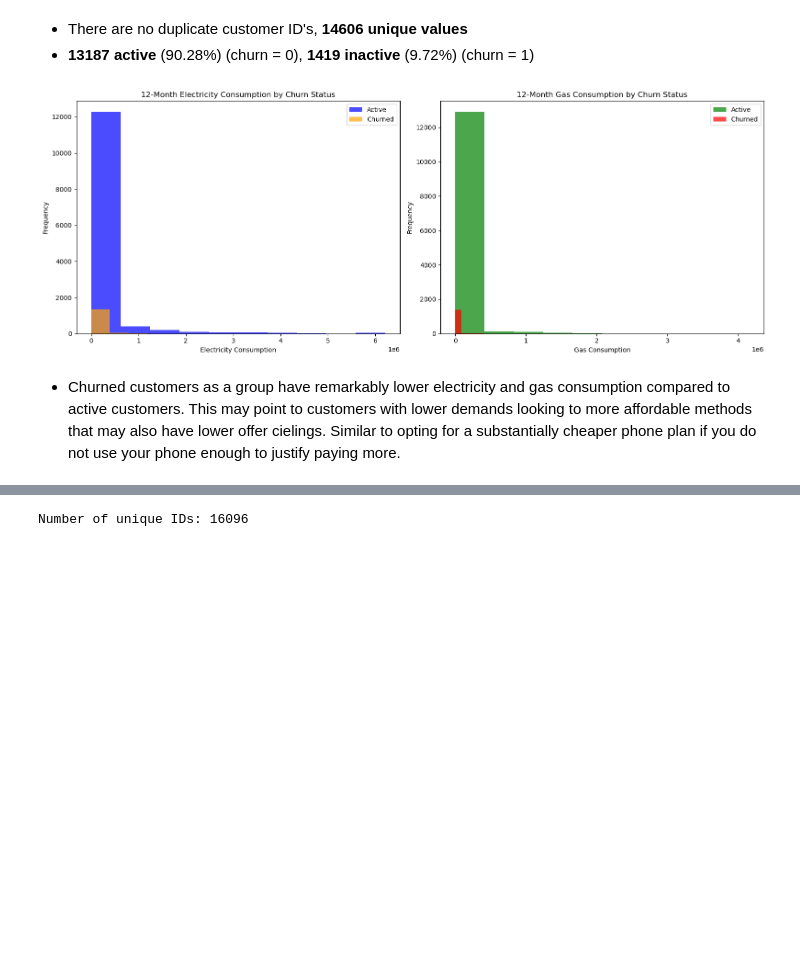
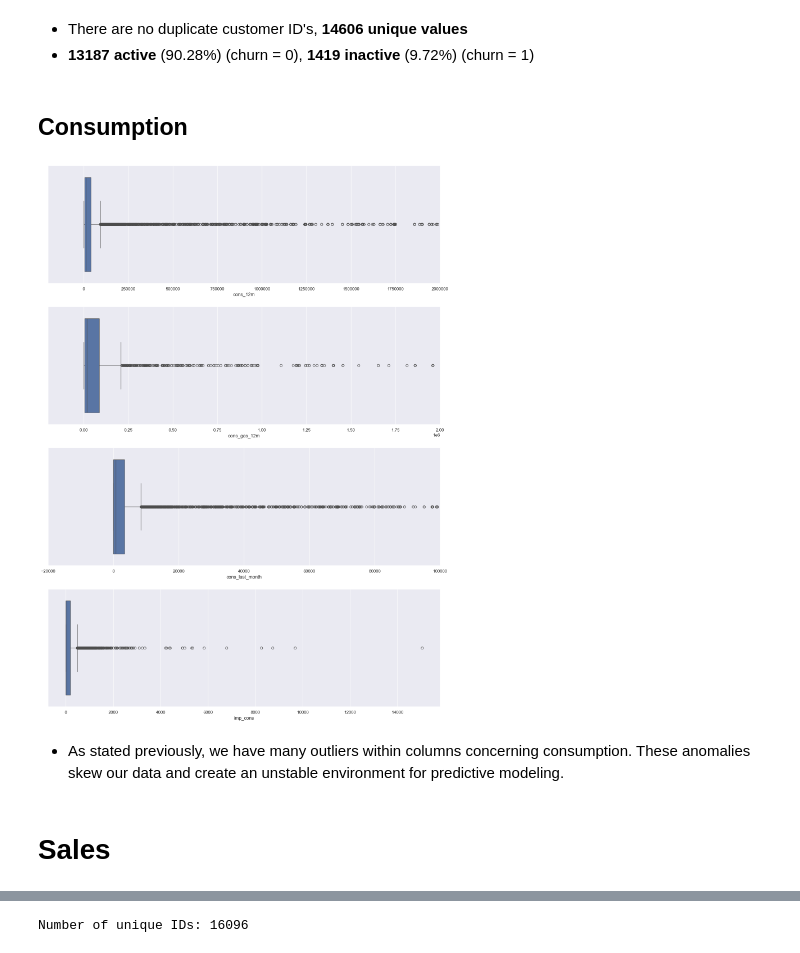
Before and after one commit to avonmims/Forage, a Jupyter notebook: BCG_X/eda_attempt.ipynb, the cells around one changed output, grey strips where cells are left out. Cells and saved outputs as stored; diff of their text form; code cells hidden in the pictures; blank space fills up the shorter version.

Commit message:
final commit / visualization completed

```diff
--- a/BCG_X/eda_attempt.ipynb
+++ b/BCG_X/eda_attempt.ipynb
@@ -9,5 +9,7 @@ import matplotlib.pyplot as plt
 import seaborn as sns
 import numpy as np
 
+sns.set(color_codes=True)
+
 client_data = pd.read_csv('client_data.csv')
 price_data = pd.read_csv('price_data.csv')
@@ -51,33 +77,27 @@ Percentage of churned customers: 9.72%
 # %% [markdown]
 - There are no duplicate customer ID's, **14606 unique values**
 - **13187 active** (90.28%) (churn = 0), **1419 inactive** (9.72%) (churn = 1)
-# %%
-active = client_data[client_data['churn'] == 0]
-churned = client_data[client_data['churn'] == 1]
-
-plt.figure(figsize=(16, 6))
-
-# electricity
-plt.subplot(1, 2, 1)
-plt.hist(active['cons_12m'], bins=10, alpha=0.7, label='Active', color='blue')
-plt.hist(churned['cons_12m'], bins=10, alpha=0.7, label='Churned', color='orange')
-plt.title('12-Month Electricity Consumption by Churn Status')
-plt.xlabel('Electricity Consumption')
-plt.ylabel('Frequency')
-plt.legend()
-
-# gas
-plt.subplot(1, 2, 2)
-plt.hist(active['cons_gas_12m'], bins=10, alpha=0.7, label='Active', color='green')
-plt.hist(churned['cons_gas_12m'], bins=10, alpha=0.7, label='Churned', color='red')
-plt.title('12-Month Gas Consumption by Churn Status')
-plt.xlabel('Gas Consumption')
-plt.ylabel('Frequency')
-plt.legend()
-
-plt.tight_layout()
-plt.show()
-# %% [output]
-[figure, removed]
-# %% [markdown]
-- Churned customers as a group have remarkably lower electricity and gas consumption compared to active customers. This may point to customers with lower demands looking to more affordable methods that may also have lower offer cielings. Similar to opting for a substantially cheaper phone plan if you do not use your phone enough to justify paying more.
+# %% [markdown]
+## Consumption
+# %%
+consumption = client_data[['id', 'cons_12m', 'cons_gas_12m', 'cons_last_month', 'imp_cons', 'has_gas', 'churn']]
+
+fig, axs = plt.subplots(nrows=4, figsize=(18, 25))
+
+sns.boxplot(consumption['cons_12m'], ax=axs[0], orient='h')
+sns.boxplot(consumption[consumption['has_gas'] == 't']['cons_gas_12m'], ax=axs[1], orient='h')
+sns.boxplot(consumption['cons_last_month'], ax=axs[2], orient='h')
+sns.boxplot(consumption['imp_cons'], ax=axs[3], orient='h')
+
+for ax in axs:
+    ax.ticklabel_format(style='plain', axis='x')
+    axs[0].set_xlim(-200000, 2000000)
+    axs[1].set_xlim(-200000, 2000000)
+    axs[2].set_xlim(-20000, 100000)
+    plt.show()
+# %% [output]
+[figure, added]
+# %% [markdown]
+- As stated previously, we have many outliers within columns concerning consumption. These anomalies skew our data and create an unstable environment for predictive modeling.
+# %% [markdown]
+# Sales
```
Also changed, not shown: parts of 25 cells of this notebook.
